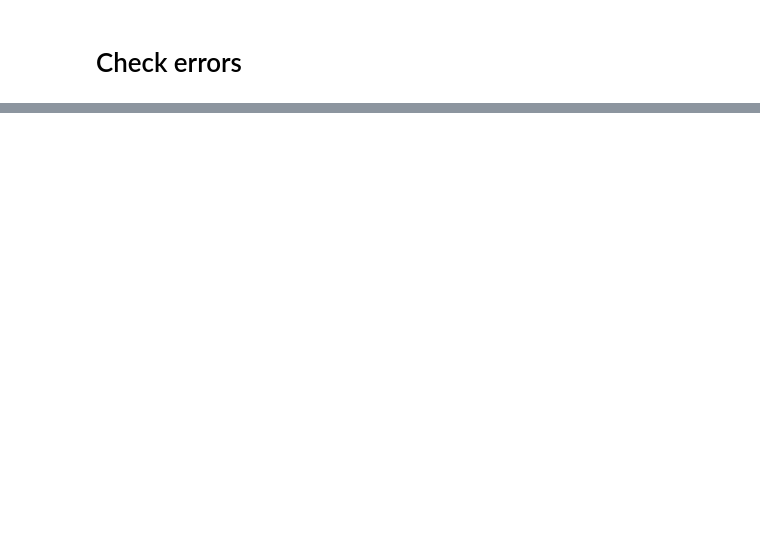
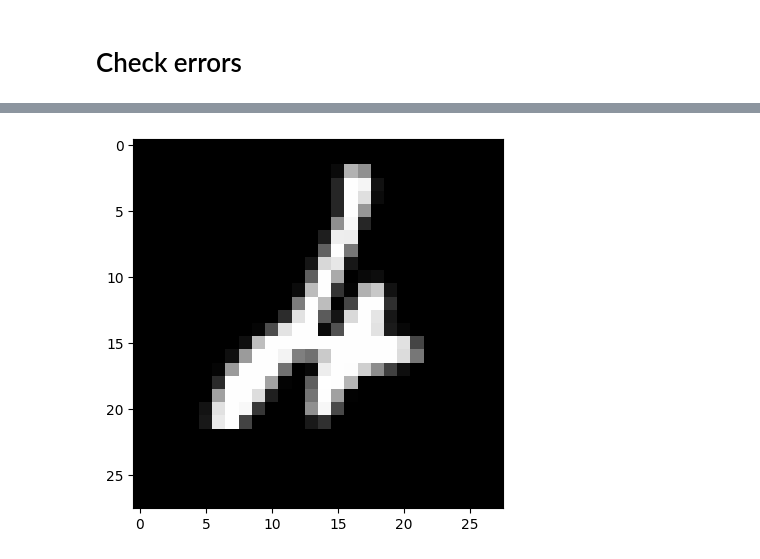
Before and after one commit to GoncaloJardim/ironhack-v4-data-lessons, a Jupyter notebook: cohorts/15_oct_24/05_ml/W20D3_deep_learning.ipynb, the cells around one changed output, grey strips where cells are left out. Cells and saved outputs as stored; diff of their text form; code cells hidden in the pictures; blank space fills up the shorter version.

```diff
--- a/cohorts/15_oct_24/05_ml/W20D3_deep_learning.ipynb
+++ b/cohorts/15_oct_24/05_ml/W20D3_deep_learning.ipynb
@@ -144,5 +291,7 @@ model.predict(x_test[:3])
 # %%
-  plt.imshow(x_test_original[247], cmap = 'gray')
-  plt.show()
+plt.imshow(x_test_original[247].reshape(28,28), cmap = 'gray')
+plt.show()
+# %% [output]
+[figure, added]
 # %%
 y_test[247]
```
Also changed, not shown: parts of 22 cells of this notebook, 1 other file.
